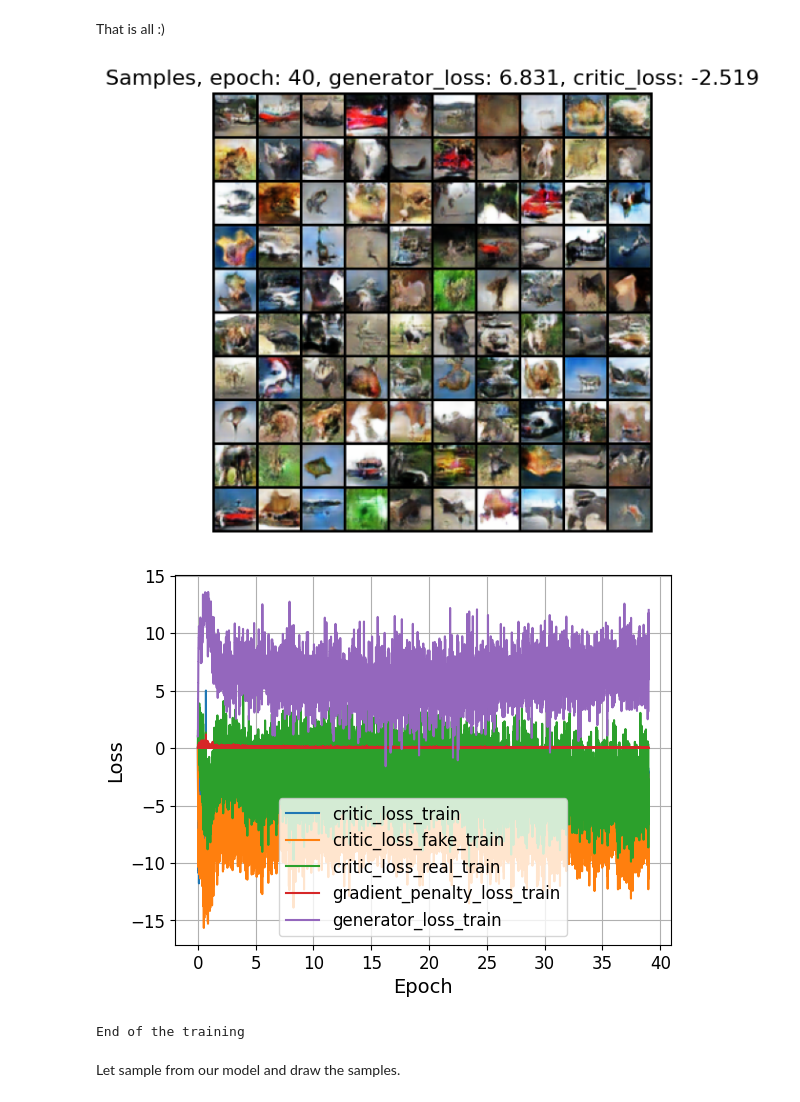
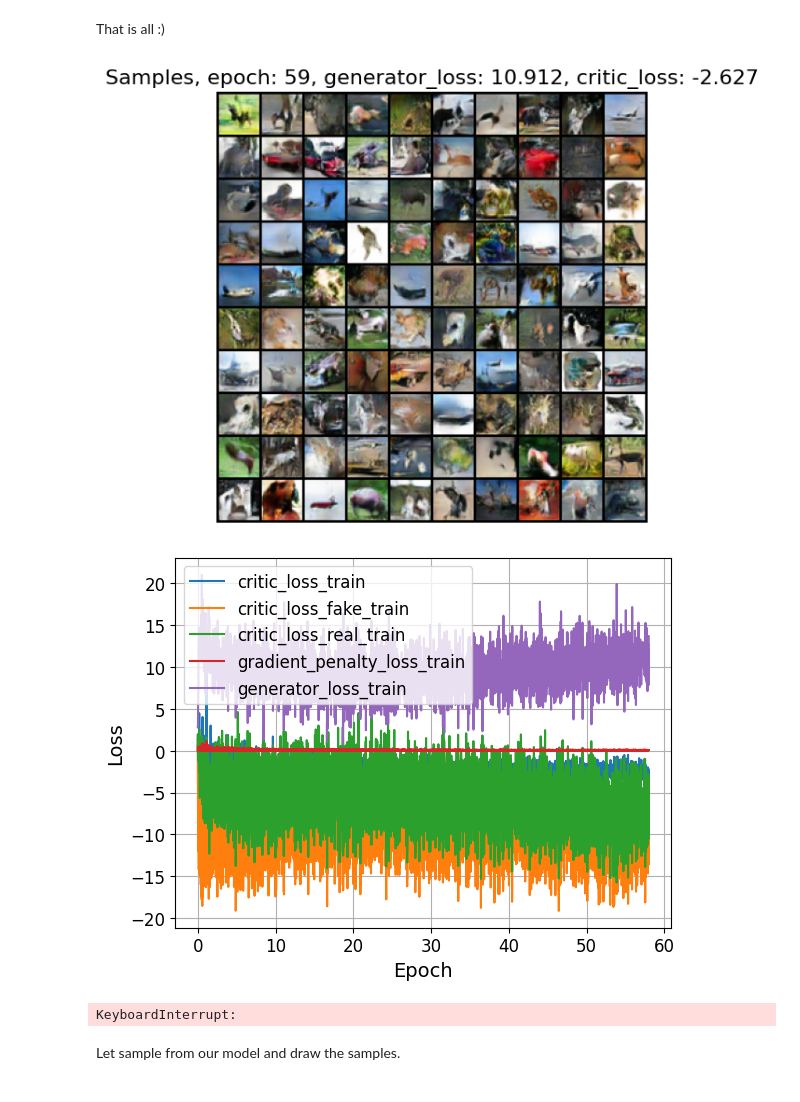
Before and after one commit to ItsNikolor/2025-DGM-MIPT-YSDA-course, a Jupyter notebook: homeworks/hw3.ipynb, the cells around one changed output. Saved outputs shown, nothing was run; the diff lists cells and outputs as text; code cells hidden in the pictures.

```diff
--- a/homeworks/hw3.ipynb
+++ b/homeworks/hw3.ipynb
@@ -1379,44 +1379,48 @@ That is all :)
 # ====
 # your code
 # choose these parameters
-BATCH_SIZE = 128
-N_CHANNELS = 256
-EPOCHS = 40
+BATCH_SIZE = 256
+N_CHANNELS = 512
+EPOCHS = 120
 CRITIC_STEPS = 5
 LR = 1e-4
 
 GP_WEIGHT = 10
 # ====
 
 train_loader = data.DataLoader(
     (train_data - 0.5) / 0.5, batch_size=BATCH_SIZE, shuffle=True
 )
 wgan_gp = WGAN_GP(gp_weight=GP_WEIGHT, input_size=128, n_channels=N_CHANNELS)
 
 # ====
 # your code
 # choose any optimizer as you want
-generator_optimizer = torch.optim.Adam(wgan_gp.generator.parameters(), lr=LR, betas=(0.0, 0.9))
-discriminator_optimizer = torch.optim.Adam(wgan_gp.discriminator.parameters(), lr=LR, betas=(0.0, 0.9))
+generator_optimizer = torch.optim.Adam(
+    wgan_gp.generator.parameters(), lr=LR, betas=(0.0, 0.9)
+)
+discriminator_optimizer = torch.optim.Adam(
+    wgan_gp.discriminator.parameters(), lr=LR, betas=(0.0, 0.9)
+)
 # ====
 
 train_adversarial(
     wgan_gp,
     train_loader,
     epochs=EPOCHS,
     d_steps=CRITIC_STEPS,
     generator_optimizer=generator_optimizer,
     discriminator_optimizer=discriminator_optimizer,
     device=DEVICE,
     generator_loss_key="generator_loss",
     discriminator_loss_key="critic_loss",
     n_samples=100,
-    visualize_samples=True
+    visualize_samples=True,
 )
 # %% [output]
-[figure, old version]
+[figure, new version]
-[figure, old version]
+[figure, new version]
-End of the training
+KeyboardInterrupt:
 # %% [markdown]
 Let sample from our model and draw the samples.
 # %%
```
Also changed, not shown: parts of 1 cell of this notebook.
